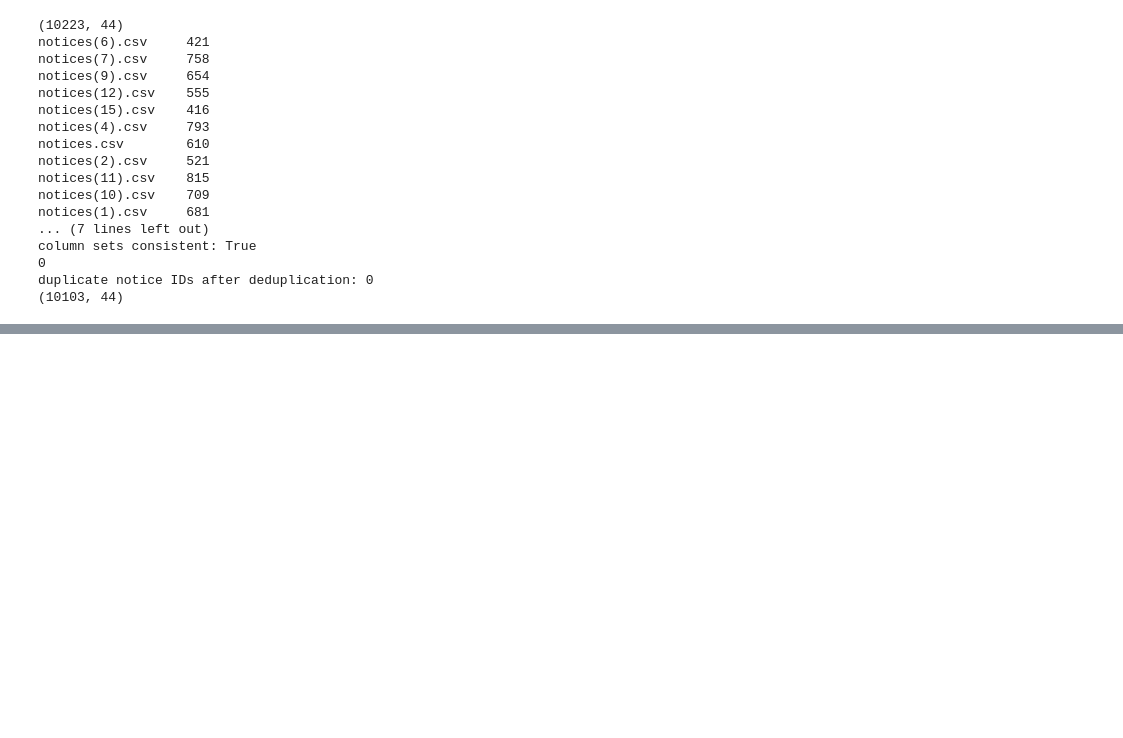
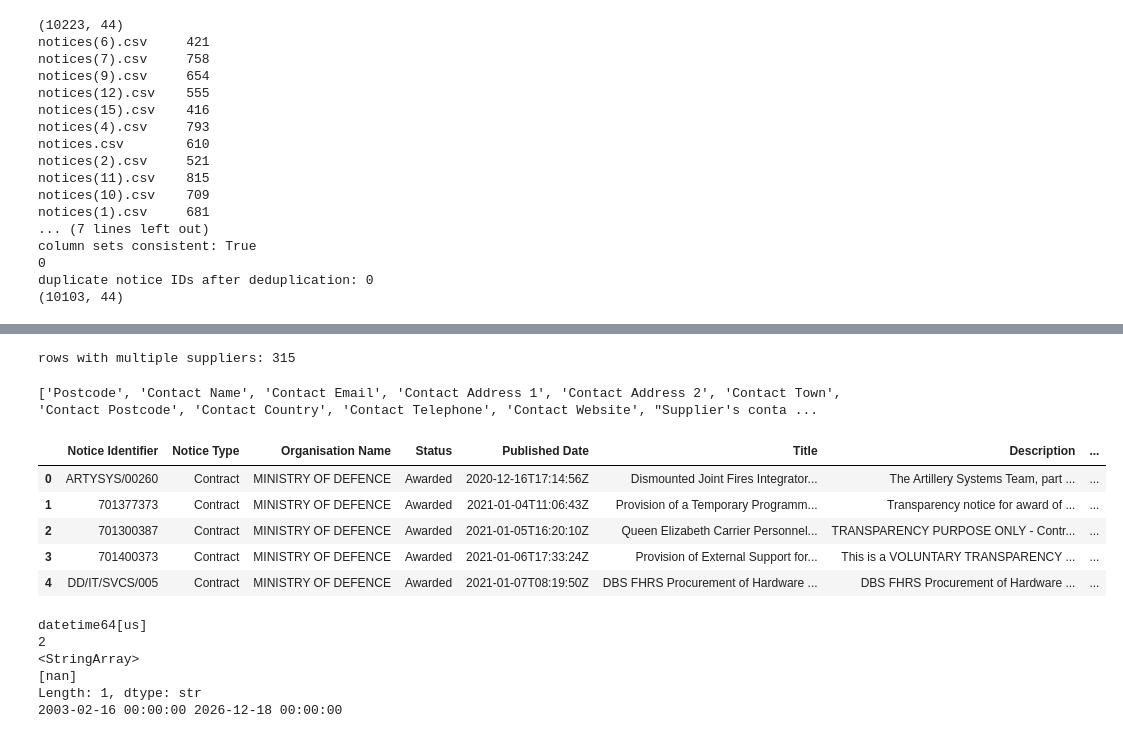
Before and after one commit to Toucanz/mod_contracts_analysis, a Jupyter notebook: contracts_notebook.ipynb, the cells around one changed output, grey strips where cells are left out. Cells and saved outputs as stored; diff of their text form; code cells hidden in the pictures; blank space fills up the shorter version.

```diff
--- a/contracts_notebook.ipynb
+++ b/contracts_notebook.ipynb
@@ -71,0 +80,50 @@ Some duplicate values because I had slightly overlapping data periods. Shape of
+# %%
+# Dealing with supplier information
+
+multi_supplier = combined["Supplier [Name|Address|Ref type|Ref Number|Is SME|Is VCSE]"].str.count(r"\]\[") > 0
+print("rows with multiple suppliers:", multi_supplier.sum())
+
+combined_clean = combined
+
+def parse_supplier_names(raw):
+    if pd.isna(raw):
+        return []
+    groups = re.findall(r"\[(.*?)\]", raw, flags=re.DOTALL)
+    return [g.split("|")[0].strip() for g in groups]
+
+combined_clean["supplier_names"] = combined["Supplier [Name|Address|Ref type|Ref Number|Is SME|Is VCSE]"].apply(parse_supplier_names)
+combined_clean["n_suppliers"] = combined["supplier_names"].apply(len)
+combined_clean["supplier_names_joined"] = combined["supplier_names"].apply(lambda lst: "; ".join(lst))
+# %% [output]
+rows with multiple suppliers: 315
+# %%
+# Removing personal information from suppliers and dropping unnecessary columns
+personal_info_cols = combined_clean.filter(regex=r"(?i)contact|phone|email|tel|post").columns
+print(personal_info_cols.tolist())
+combined_clean.drop(columns=personal_info_cols, inplace=True)
+combined_clean.drop("Supplier [Name|Address|Ref type|Ref Number|Is SME|Is VCSE]", axis=1, inplace=True)
+combined_clean.drop("Attachments", axis=1, inplace=True)
+combined_clean["awarded_date"] = pd.to_datetime(combined_clean["Awarded Date"], dayfirst=True, errors="coerce")
+
+combined_clean.head()
+# %% [output]
+['Postcode', 'Contact Name', 'Contact Email', 'Contact Address 1', 'Contact Address 2', 'Contact Town', 'Contact Postcode', 'Contact Country', 'Contact Telephone', 'Contact Website', "Supplier's conta ...
+|  | Notice Identifier | Notice Type | Organisation Name | Status | Published Date | Title | Description | ... |
+| 0 | ARTYSYS/00260 | Contract | MINISTRY OF DEFENCE | Awarded | 2020-12-16T17:14:56Z | Dismounted Joint Fires Integrator... | The Artillery Systems Team, part ... | ... |
+| 1 | 701377373 | Contract | MINISTRY OF DEFENCE | Awarded | 2021-01-04T11:06:43Z | Provision of a Temporary Programm... | Transparency notice for award of ... | ... |
+| 2 | 701300387 | Contract | MINISTRY OF DEFENCE | Awarded | 2021-01-05T16:20:10Z | Queen Elizabeth Carrier Personnel... | TRANSPARENCY PURPOSE ONLY - Contr... | ... |
+| 3 | 701400373 | Contract | MINISTRY OF DEFENCE | Awarded | 2021-01-06T17:33:24Z | Provision of External Support for... | This is a VOLUNTARY TRANSPARENCY ... | ... |
+| 4 | DD/IT/SVCS/005 | Contract | MINISTRY OF DEFENCE | Awarded | 2021-01-07T08:19:50Z | DBS FHRS Procurement of Hardware ... | DBS FHRS Procurement of Hardware ... | ... |
+# %%
+# Checking new datetime column
+print(combined_clean["awarded_date"].dtype)                    # should be datetime64
+print(combined_clean["awarded_date"].isna().sum())              # how many failed to parse
+print(combined_clean.loc[combined_clean["awarded_date"].isna(), "Awarded Date"].unique())
+print(combined_clean["awarded_date"].min(), combined_clean["awarded_date"].max())
+# %% [output]
+datetime64[us]
+2
+<StringArray>
+[nan]
+Length: 1, dtype: str
+2003-02-16 00:00:00 2026-12-18 00:00:00
```
Also changed, not shown: parts of 16 cells of this notebook, 2 other files.
